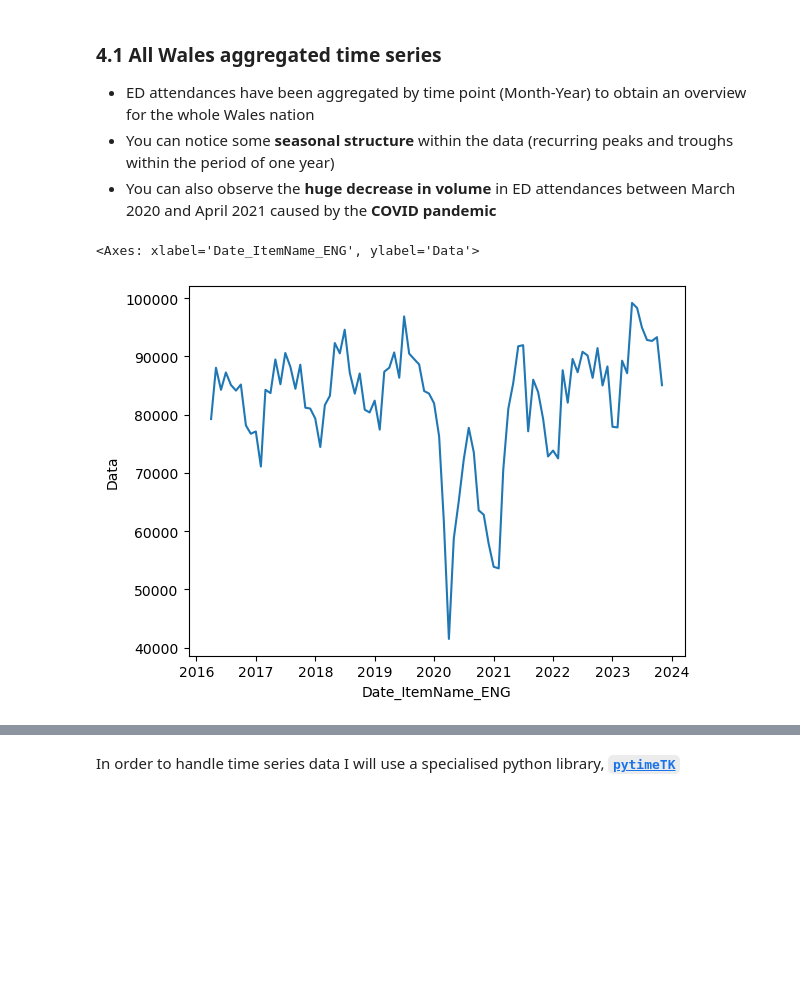
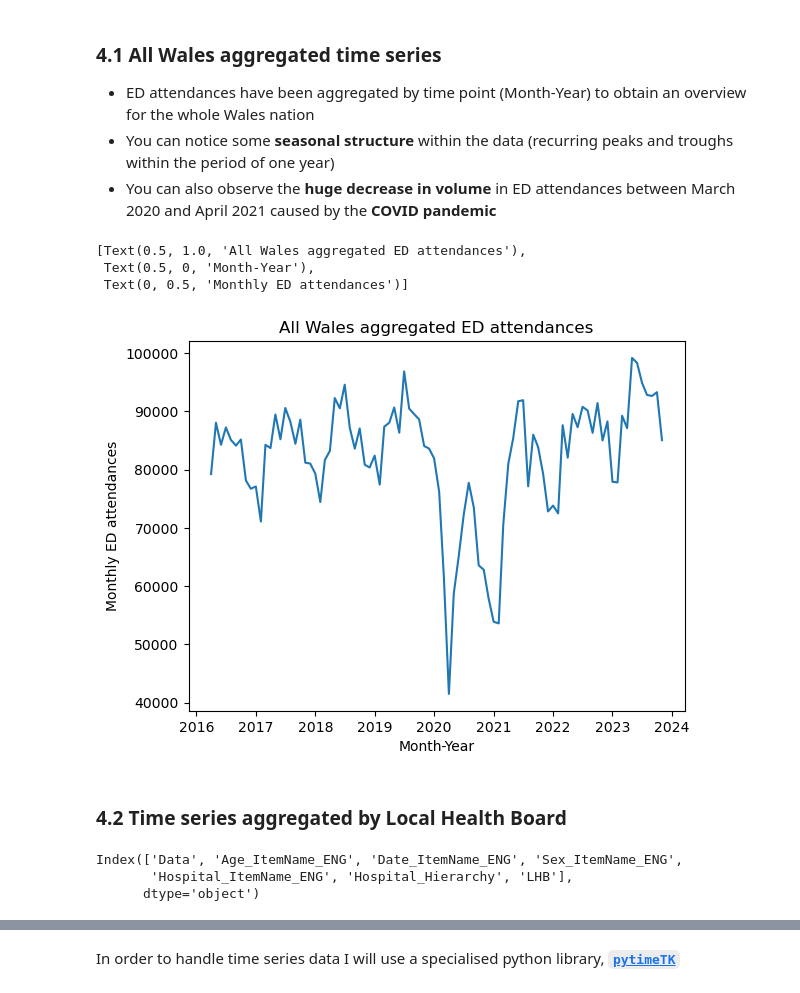
Before and after one commit to AuraFrizzati/python2-swansea-course, a Jupyter notebook: final_project/final_project_python2_AuraFrizzati.ipynb, the cells around one changed output, grey strips where cells are left out. Cells and saved outputs as stored; diff of their text form; code cells hidden in the pictures; blank space fills up the shorter version.

```diff
--- a/final_project/final_project_python2_AuraFrizzati.ipynb
+++ b/final_project/final_project_python2_AuraFrizzati.ipynb
@@ -146,0 +152,3 @@ ED_wales_data_cln['LHB'] = ED_wales_data_cln.apply(LHB_names, axis=1)
+# %%
+ED_wales_data_cln['Date_ItemName_ENG'] = pd.to_datetime(ED_wales_data_cln['Date_ItemName_ENG'], format = '%B %Y')
+ED_wales_data_cln.info()
@@ -236,13 +254,33 @@ import plotly.express as px
 # %%
 ## aggregate the data by year
 ED_wales_data_cln_AW = ED_wales_data_cln.groupby(['Date_ItemName_ENG'])['Data'].sum().reset_index()
-ED_wales_data_cln_AW['Date_ItemName_ENG'] = pd.to_datetime(ED_wales_data_cln_AW['Date_ItemName_ENG'], format = '%B %Y')
 
 ## create the interactive time plot
 fig = px.line(ED_wales_data_cln_AW.sort_values(by='Date_ItemName_ENG'),x='Date_ItemName_ENG', y='Data')
+fig.update_layout(
+    title="All Wales aggregated ED attendances",
+    xaxis_title="Month-Year",
+    yaxis_title="Monthly ED attendances")
 fig.show()
 
-sns.lineplot(x="Date_ItemName_ENG", y="Data", data=ED_wales_data_cln_AW)
+## create the static plot
+sns.lineplot(
+    x="Date_ItemName_ENG",
+    y="Data",
+    data=ED_wales_data_cln_AW).set(
+        title="All Wales aggregated ED attendances",
+        xlabel="Month-Year",
+        ylabel="Monthly ED attendances")
 # %% [output]
-<Axes: xlabel='Date_ItemName_ENG', ylabel='Data'>
+[Text(0.5, 1.0, 'All Wales aggregated ED attendances'),
+ Text(0.5, 0, 'Month-Year'),
+ Text(0, 0.5, 'Monthly ED attendances')]
-[figure, old version]
+[figure, new version]
+# %% [markdown]
+### **4.2 Time series aggregated by Local Health Board**
+# %%
+ED_wales_data_cln.columns
+# %% [output]
+Index(['Data', 'Age_ItemName_ENG', 'Date_ItemName_ENG', 'Sex_ItemName_ENG',
+       'Hospital_ItemName_ENG', 'Hospital_Hierarchy', 'LHB'],
+      dtype='object')
```
Also changed, not shown: parts of 8 cells of this notebook.
